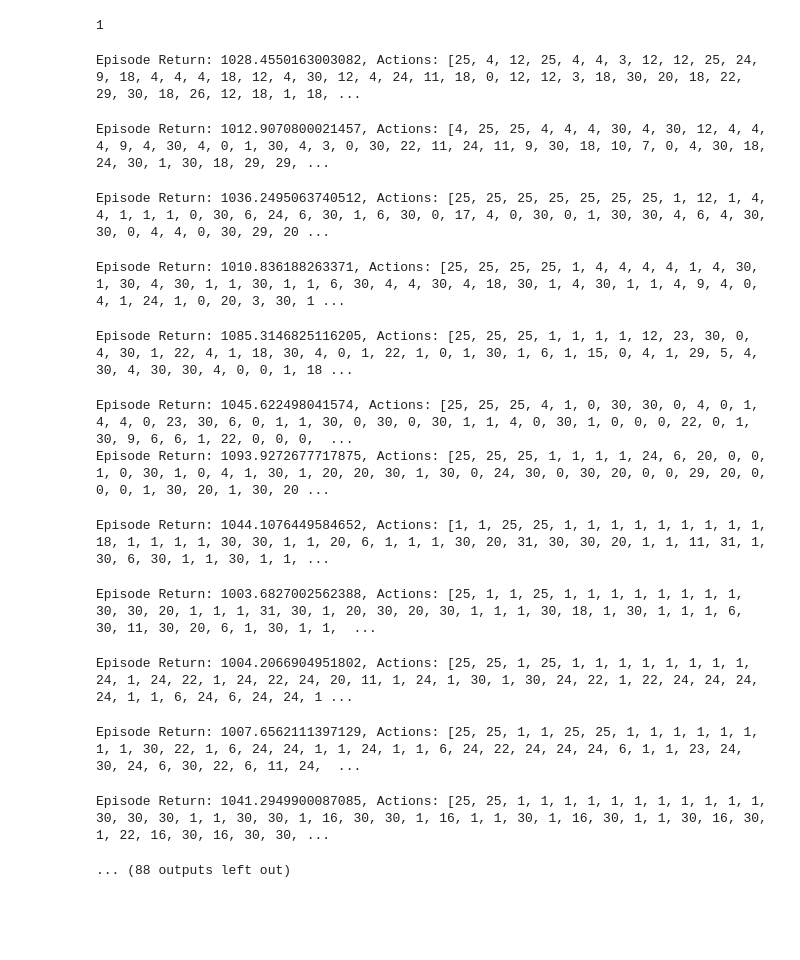
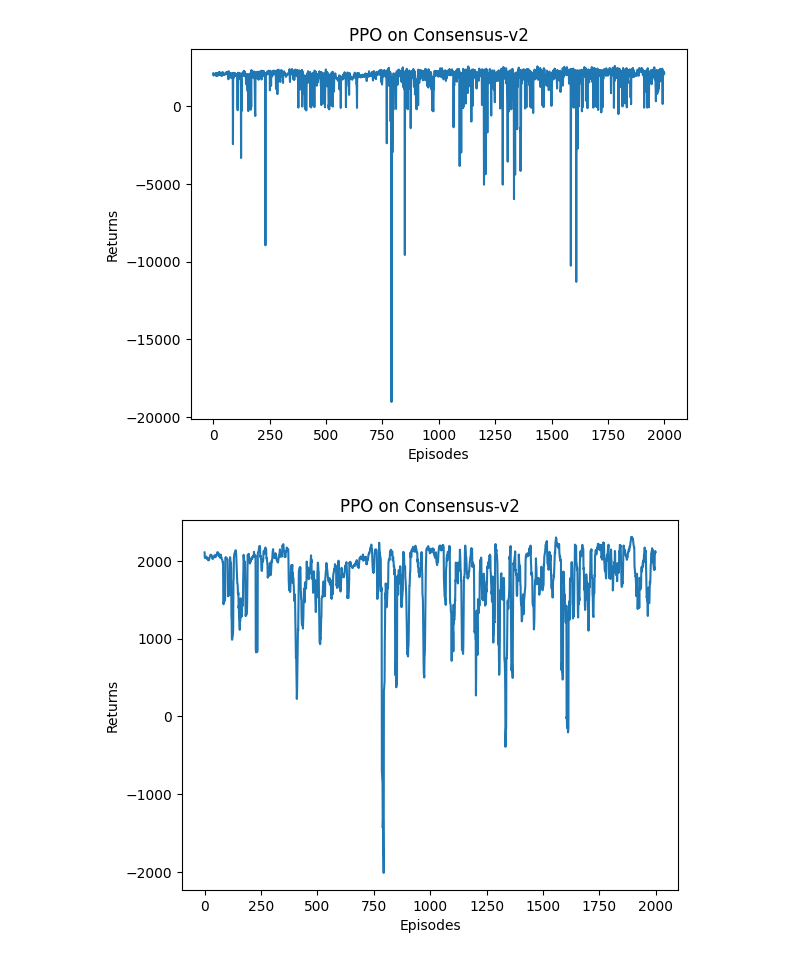
Before and after one commit to yjchenCN/Multi-agent-consensus-algorithm, a Jupyter notebook: single_agent_algorithm/PPO_F.ipynb, the cells around one changed output. Cells and saved outputs as stored; diff of their text form; code cells hidden in the pictures; blank space fills up the shorter version.

```diff
--- a/single_agent_algorithm/PPO_F.ipynb
+++ b/single_agent_algorithm/PPO_F.ipynb
@@ -57,7 +57,6 @@ class PPO:
         # 使用Categorical分布对象根据概率分布进行采样，得到选定的动作
         action_dist = torch.distributions.Categorical(probs)
         action = action_dist.sample()
-
         return action.item()
 
     def update(self, transition_dict):
@@ -110,52 +109,42 @@ class PPO:
 
 actor_lr = 1e-3
 critic_lr = 1e-2
-num_episodes = 10000
+num_episodes = 2000
 hidden_dim = 128
 gamma = 0.98
 lmbda = 0.95
 epochs = 10
 eps = 0.2
 device = torch.device("cuda") if torch.cuda.is_available() else torch.device("cpu")
 
 env_name = 'Consensus-v2'  #Consensus-v0
 env = gym.make(env_name)
-env.seed(0)
-torch.manual_seed(1234)
-state_dim = env.observation_space.shape[0]
-action_dim = env.action_space.n
+a = 23157
+env.seed(a * 5) #4582352
+torch.manual_seed(a * 13)
+state_dim = 5
+action_dim = 32
 agent = PPO(state_dim, hidden_dim, action_dim, actor_lr, critic_lr, lmbda,epochs, eps, gamma, device)
 
 return_list = rl_utils.train_on_policy_agent1(env, agent, num_episodes)
+#return_list = rl_utils.train_returns(return_list)
 
 #rl_utils.train_on_policy_agent1(env, agent, 10)
 
 episodes_list = list(range(len(return_list)))
 
 plt.plot(episodes_list, return_list)
 plt.xlabel('Episodes')
 plt.ylabel('Returns')
 plt.title('PPO on {}'.format(env_name))
 plt.show()
 
 mv_return = rl_utils.moving_average(return_list, 9)
 plt.plot(episodes_list, mv_return)
 plt.xlabel('Episodes')
 plt.ylabel('Returns')
 plt.title('PPO on {}'.format(env_name))
 plt.show()
 # %% [output]
-1
-Episode Return: 1028.4550163003082, Actions: [25, 4, 12, 25, 4, 4, 3, 12, 12, 25, 24, 9, 18, 4, 4, 4, 18, 12, 4, 30, 12, 4, 24, 11, 18, 0, 12, 12, 3, 18, 30, 20, 18, 22, 29, 30, 18, 26, 12, 18, 1, 18, ...
-Episode Return: 1012.9070800021457, Actions: [4, 25, 25, 4, 4, 4, 30, 4, 30, 12, 4, 4, 4, 9, 4, 30, 4, 0, 1, 30, 4, 3, 0, 30, 22, 11, 24, 11, 9, 30, 18, 10, 7, 0, 4, 30, 18, 24, 30, 1, 30, 18, 29, 29, ...
-Episode Return: 1036.2495063740512, Actions: [25, 25, 25, 25, 25, 25, 25, 1, 12, 1, 4, 4, 1, 1, 1, 0, 30, 6, 24, 6, 30, 1, 6, 30, 0, 17, 4, 0, 30, 0, 1, 30, 30, 4, 6, 4, 30, 30, 0, 4, 4, 0, 30, 29, 20 ...
-Episode Return: 1010.836188263371, Actions: [25, 25, 25, 25, 1, 4, 4, 4, 4, 1, 4, 30, 1, 30, 4, 30, 1, 1, 30, 1, 1, 6, 30, 4, 4, 30, 4, 18, 30, 1, 4, 30, 1, 1, 4, 9, 4, 0, 4, 1, 24, 1, 0, 20, 3, 30, 1 ...
-Episode Return: 1085.3146825116205, Actions: [25, 25, 25, 1, 1, 1, 1, 12, 23, 30, 0, 4, 30, 1, 22, 4, 1, 18, 30, 4, 0, 1, 22, 1, 0, 1, 30, 1, 6, 1, 15, 0, 4, 1, 29, 5, 4, 30, 4, 30, 30, 4, 0, 0, 1, 18 ...
-Episode Return: 1045.622498041574, Actions: [25, 25, 25, 4, 1, 0, 30, 30, 0, 4, 0, 1, 4, 4, 0, 23, 30, 6, 0, 1, 1, 30, 0, 30, 0, 30, 1, 1, 4, 0, 30, 1, 0, 0, 0, 22, 0, 1, 30, 9, 6, 6, 1, 22, 0, 0, 0,  ...
-Episode Return: 1093.9272677717875, Actions: [25, 25, 25, 1, 1, 1, 1, 24, 6, 20, 0, 0, 1, 0, 30, 1, 0, 4, 1, 30, 1, 20, 20, 30, 1, 30, 0, 24, 30, 0, 30, 20, 0, 0, 29, 20, 0, 0, 0, 1, 30, 20, 1, 30, 20 ...
-Episode Return: 1044.1076449584652, Actions: [1, 1, 25, 25, 1, 1, 1, 1, 1, 1, 1, 1, 1, 18, 1, 1, 1, 1, 30, 30, 1, 1, 20, 6, 1, 1, 1, 30, 20, 31, 30, 30, 20, 1, 1, 11, 31, 1, 30, 6, 30, 1, 1, 30, 1, 1, ...
-Episode Return: 1003.6827002562388, Actions: [25, 1, 1, 25, 1, 1, 1, 1, 1, 1, 1, 1, 30, 30, 20, 1, 1, 1, 31, 30, 1, 20, 30, 20, 30, 1, 1, 1, 30, 18, 1, 30, 1, 1, 1, 6, 30, 11, 30, 20, 6, 1, 30, 1, 1,  ...
-Episode Return: 1004.2066904951802, Actions: [25, 25, 1, 25, 1, 1, 1, 1, 1, 1, 1, 1, 24, 1, 24, 22, 1, 24, 22, 24, 20, 11, 1, 24, 1, 30, 1, 30, 24, 22, 1, 22, 24, 24, 24, 24, 1, 1, 6, 24, 6, 24, 24, 1 ...
-Episode Return: 1007.6562111397129, Actions: [25, 25, 1, 1, 25, 25, 1, 1, 1, 1, 1, 1, 1, 1, 30, 22, 1, 6, 24, 24, 1, 1, 24, 1, 1, 6, 24, 22, 24, 24, 24, 6, 1, 1, 23, 24, 30, 24, 6, 30, 22, 6, 11, 24,  ...
-Episode Return: 1041.2949900087085, Actions: [25, 25, 1, 1, 1, 1, 1, 1, 1, 1, 1, 1, 1, 30, 30, 30, 1, 1, 30, 30, 1, 16, 30, 30, 1, 16, 1, 1, 30, 1, 16, 30, 1, 1, 30, 16, 30, 1, 22, 16, 30, 16, 30, 30, ...
-... (88 outputs left out)
+[figure, added]
+[figure, added]
```
Also changed, not shown: parts of 4 cells of this notebook, 21 other files.
